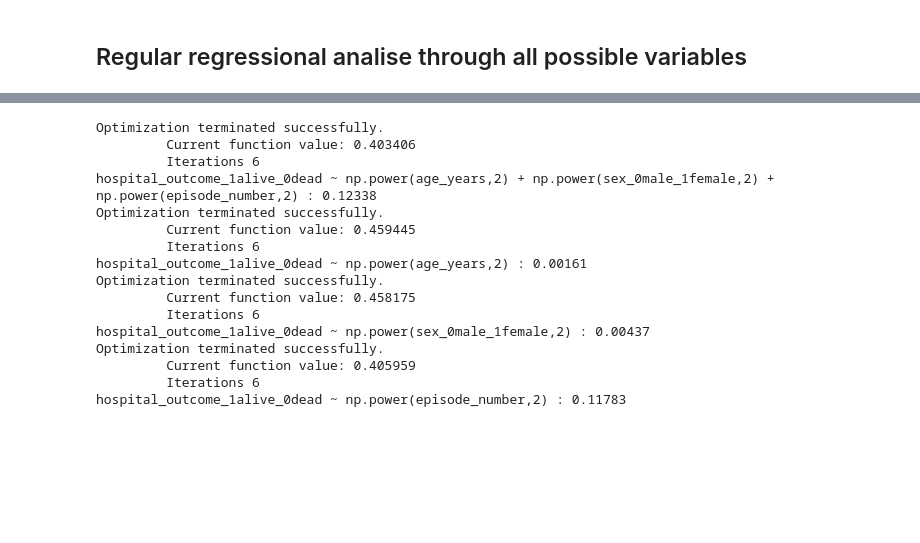
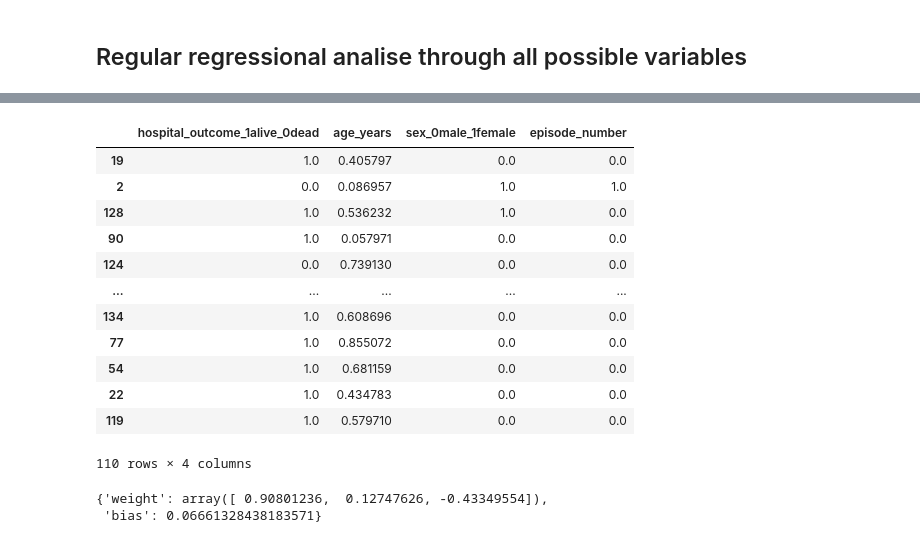
Before and after one commit to Kasia762/DAproject, a Jupyter notebook: DA_ProjectWork_vJupiterLab.ipynb, the cells around one changed output, grey strips where cells are left out. Saved outputs shown, nothing was run; the diff lists cells and outputs as text; code cells hidden in the pictures; blank space fills up the shorter version.

```diff
--- a/DA_ProjectWork_vJupiterLab.ipynb
+++ b/DA_ProjectWork_vJupiterLab.ipynb
@@ -192,22 +176,57 @@ hospital_outcome_1alive_0dead ~ episode_number : 0.11783
 # %%
-LogRegModelSqrt(independVarList)
-LogRegModelSqrt(independVarList[0:1])
-LogRegModelSqrt(independVarList[1:2])
-LogRegModelSqrt(independVarList[2:3])
+#LogRegModelSqrt(independVarList)
+#LogRegModelSqrt(independVarList[0:1])
+#LogRegModelSqrt(independVarList[1:2])
+#LogRegModelSqrt(independVarList[2:3])
-# %% [output]
-Optimization terminated successfully.
-         Current function value: 0.403406
-         Iterations 6
-hospital_outcome_1alive_0dead ~ np.power(age_years,2) + np.power(sex_0male_1female,2) + np.power(episode_number,2) : 0.12338
-Optimization terminated successfully.
-         Current function value: 0.459445
-         Iterations 6
-hospital_outcome_1alive_0dead ~ np.power(age_years,2) : 0.00161
-Optimization terminated successfully.
-         Current function value: 0.458175
-         Iterations 6
-hospital_outcome_1alive_0dead ~ np.power(sex_0male_1female,2) : 0.00437
-Optimization terminated successfully.
-         Current function value: 0.405959
-         Iterations 6
-hospital_outcome_1alive_0dead ~ np.power(episode_number,2) : 0.11783
+# %%
+df_scaled = (dftrain - dftrain.min())/(dftrain.max() - dftrain.min())
+# %% [output]
+|  | hospital_outcome_1alive_0dead | age_years | sex_0male_1female | episode_number |
+| 19 | 1.0 | 0.405797 | 0.0 | 0.0 |
+| 2 | 0.0 | 0.086957 | 1.0 | 1.0 |
+| 128 | 1.0 | 0.536232 | 1.0 | 0.0 |
+| 90 | 1.0 | 0.057971 | 0.0 | 0.0 |
+| 124 | 0.0 | 0.739130 | 0.0 | 0.0 |
+| ... | ... | ... | ... | ... |
+| 134 | 1.0 | 0.608696 | 0.0 | 0.0 |
+| 77 | 1.0 | 0.855072 | 0.0 | 0.0 |
+| 54 | 1.0 | 0.681159 | 0.0 | 0.0 |
+| 22 | 1.0 | 0.434783 | 0.0 | 0.0 |
+| 119 | 1.0 | 0.579710 | 0.0 | 0.0 |
+110 rows × 4 columns
+# %%
+x = dftrain[["age_years","sex_0male_1female","episode_number"]]
+y = dftrain["hospital_outcome_1alive_0dead"]
+
+def sigmoid(x):
+    return 1/(1 + np.exp(-x))
+
+def optimize(x, y,learning_rate,iterations,parameters):
+    size = x.shape[0]
+    weight = parameters["weight"]
+    bias = parameters["bias"]
+    for i in range(iterations):
+        sigma = sigmoid(np.dot(x, weight) + bias)
+        loss = -1/size * np.sum(y * np.log(sigma)) + (1 - y) * np.log(1 - sigma)
+        dW = 1/size * np.dot(x.T, (sigma - y))
+        db = 1/size * np.sum(sigma - y)
+        weight -= learning_rate * dW
+        bias -= learning_rate * db
+
+    parameters["weight"] = weight
+    parameters["bias"] = bias
+    return parameters
+# Initialize the weight and bias
+init_parameters = {}
+init_parameters["weight"] = np.zeros(x.shape[1])
+init_parameters["bias"] = 0
+
+def train(x, y, learning_rate,iterations):
+    parameters_out = optimize(x, y, learning_rate, iterations ,init_parameters)
+    return parameters_out
+# Train the model
+parameters_out = train(x, y, learning_rate = 0.02, iterations = 500)
+parameters_out
+# %% [output]
+{'weight': array([ 0.90801236,  0.12747626, -0.43349554]),
+ 'bias': 0.06661328438183571}
```
Also changed, not shown: parts of 8 cells of this notebook.
